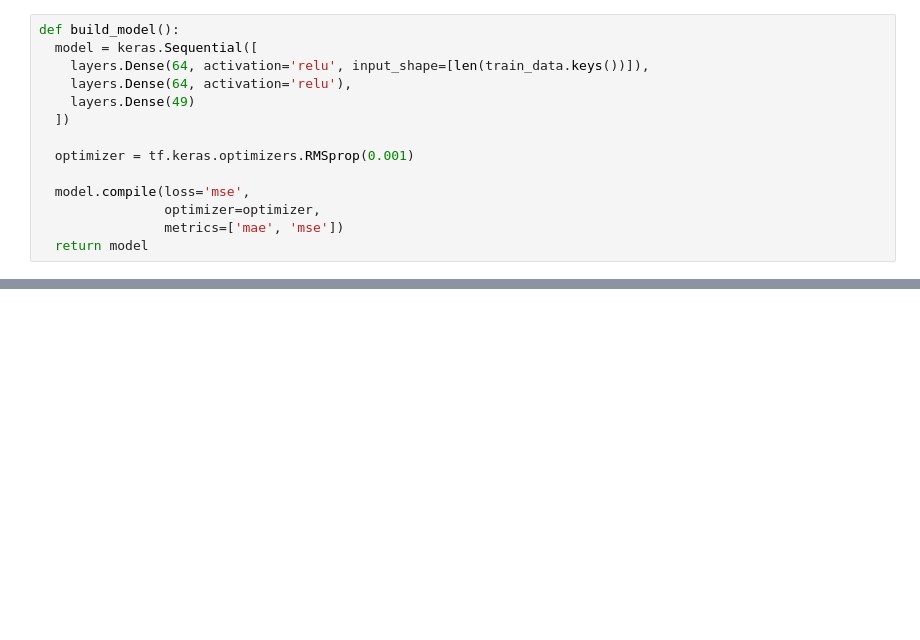
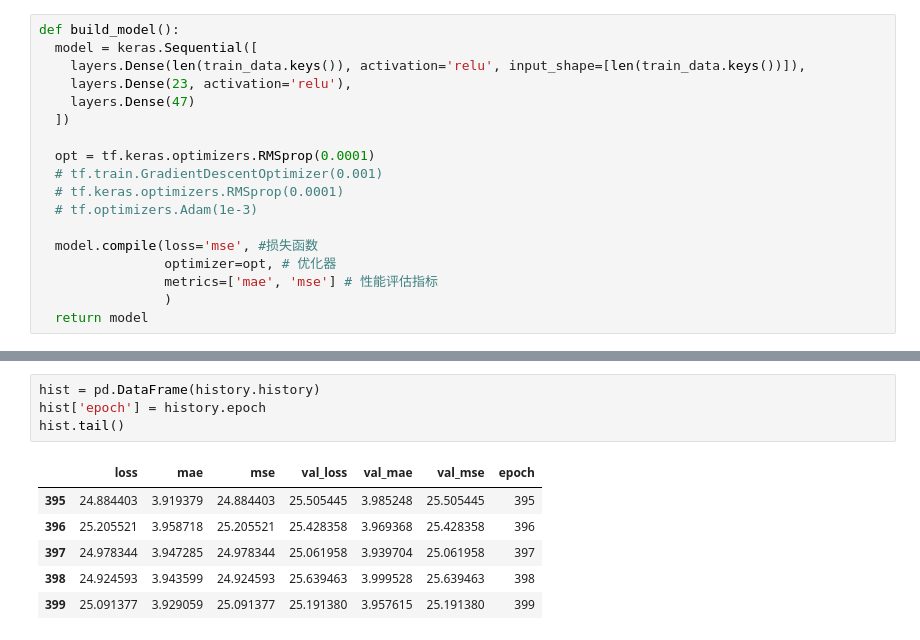
Before and after one commit to Jacob045/Code-for-Graduation-Project, a Jupyter notebook: Machine Learning/NN.ipynb, the cells around one changed output, grey strips where cells are left out. Cells and saved outputs as stored; diff of their text form; blank space fills up the shorter version.

```diff
--- a/Machine Learning/NN.ipynb
+++ b/Machine Learning/NN.ipynb
@@ -56,16 +90,20 @@ Index(['10', 'Tamb(K)', 'Rh(%)', 'Pres(mb)', 'Tir(K)', 'Rain', 'Azim', 'Elev',
 # %%
 def build_model():
   model = keras.Sequential([
-    layers.Dense(64, activation='relu', input_shape=[len(train_data.keys())]),
-    layers.Dense(64, activation='relu'),
-    layers.Dense(49)
+    layers.Dense(len(train_data.keys()), activation='relu', input_shape=[len(train_data.keys())]),
+    layers.Dense(23, activation='relu'),
+    layers.Dense(47)
   ])
 
-  optimizer = tf.keras.optimizers.RMSprop(0.001)
+  opt = tf.keras.optimizers.RMSprop(0.0001)
+  # tf.train.GradientDescentOptimizer(0.001)
+  # tf.keras.optimizers.RMSprop(0.0001)
+  # tf.optimizers.Adam(1e-3)
 
-  model.compile(loss='mse',
-                optimizer=optimizer,
-                metrics=['mae', 'mse'])
+  model.compile(loss='mse', #损失函数
+                optimizer=opt, # 优化器
+                metrics=['mae', 'mse'] # 性能评估指标
+                )
   return model
 # %%
 model = build_model()
@@ -88,0 +151,11 @@ _________________________________________________________________
+# %%
+hist = pd.DataFrame(history.history)
+hist['epoch'] = history.epoch
+hist.tail()
+# %% [output]
+|  | loss | mae | mse | val_loss | val_mae | val_mse | epoch |
+| 395 | 24.884403 | 3.919379 | 24.884403 | 25.505445 | 3.985248 | 25.505445 | 395 |
+| 396 | 25.205521 | 3.958718 | 25.205521 | 25.428358 | 3.969368 | 25.428358 | 396 |
+| 397 | 24.978344 | 3.947285 | 24.978344 | 25.061958 | 3.939704 | 25.061958 | 397 |
+| 398 | 24.924593 | 3.943599 | 24.924593 | 25.639463 | 3.999528 | 25.639463 | 398 |
+| 399 | 25.091377 | 3.929059 | 25.091377 | 25.191380 | 3.957615 | 25.191380 | 399 |
```
Also changed, not shown: parts of 16 cells of this notebook, 2 other files.
